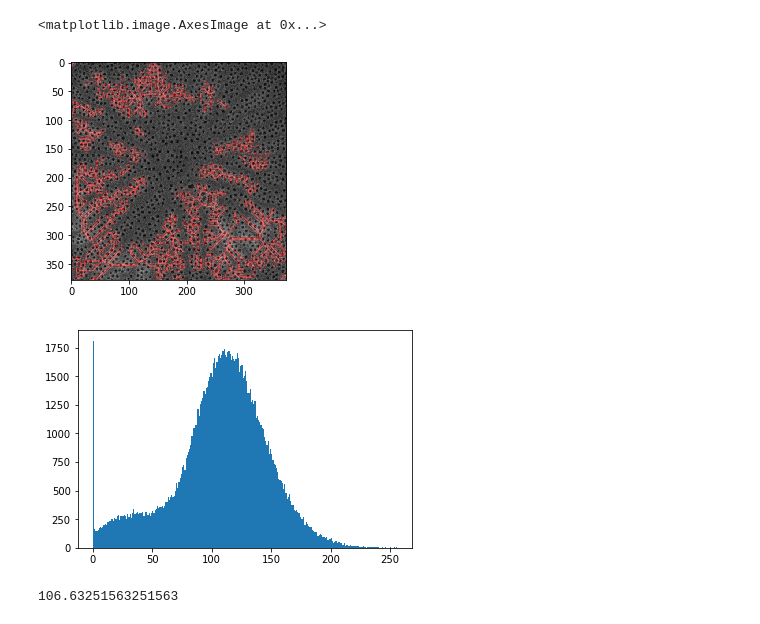
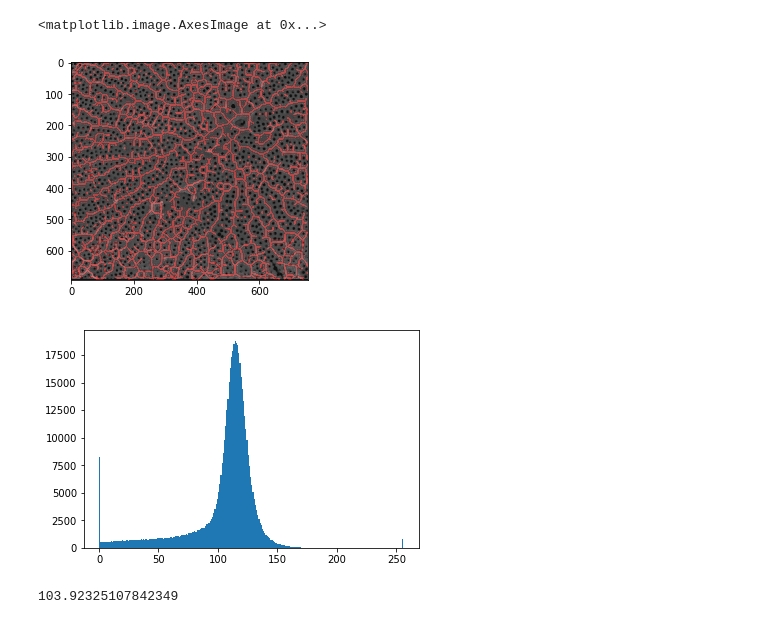
Before and after one commit to csteed/ORHS-MathThesis-2018, a Jupyter notebook: work/CNMS/testing thresholds, blurs/Histogram testing.ipynb, the cells around one changed output. Saved outputs shown, nothing was run; the diff lists cells and outputs as text; code cells hidden in the pictures.

```diff
--- a/work/CNMS/testing thresholds, blurs/Histogram testing.ipynb
+++ b/work/CNMS/testing thresholds, blurs/Histogram testing.ipynb
@@ -1,31 +1,31 @@
 # %%
 import matplotlib.pyplot as plt
 import cv2
-img = cv2.imread('cropped_Wild013.tif')
+img = cv2.imread('cropped_Wild018.tif')
 blur = cv2.blur(img,(15,15))
 from matplotlib.colors import LinearSegmentedColormap
 cdict2 = {'red':   ((0.0, 0.0, 0.0),
                    (0.1, 1.0, 1.0),
                    (1.0, 1.0, 1.0)),
 
          'green': ((0.0, 0.0, 0.0),
                    (1.0, 0.0, 0.0)),
 
         'blue':  ((0.0, 0.0, 0.0),
                    (1.0, 0.0, 0.0))
         }
 red2 = LinearSegmentedColormap('Red2', cdict2)
 from skimage.filters import threshold_otsu
 thotsu=threshold_otsu(blur)
 otsublur = blur[:,:,0]> thotsu
 
 from skimage.morphology import skeletonize
 otsuskeleton = skeletonize(otsublur)
 imgplot = plt.imshow(img, alpha=0.9)
 ax = plt.subplot()
 ax.imshow(otsuskeleton, cmap=red2, interpolation='sinc', alpha=.42)
 # %% [output]
 <matplotlib.image.AxesImage at 0x...>
-[figure, old version]
+[figure, new version]
 # %%
 from PIL import Image
@@ -35,13 +35,13 @@ width, height=im.size
 import numpy as np
 import cv2 as cv
 from matplotlib import pyplot as plt
-img = cv.imread('cropped_Wild013.tif',0)
+img = cv.imread('cropped_Wild018.tif',0)
 plt.hist(img.ravel(),256,[0,256]); plt.show()
 
 np.mean(img)
 # %% [output]
-[figure, old version]
+[figure, new version]
-106.63251563251563
+103.92325107842349
 # %%
 partialstd=(np.std(img)/2)
 lower=np.mean(img)-partialstd
```
Also changed, not shown: parts of 8 cells of this notebook, 14 other files.
